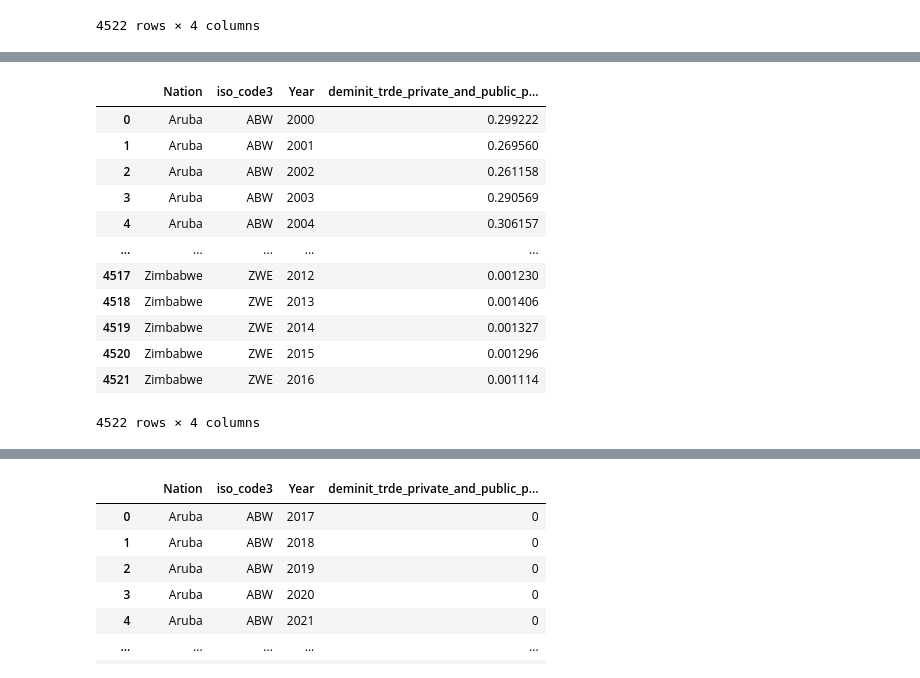
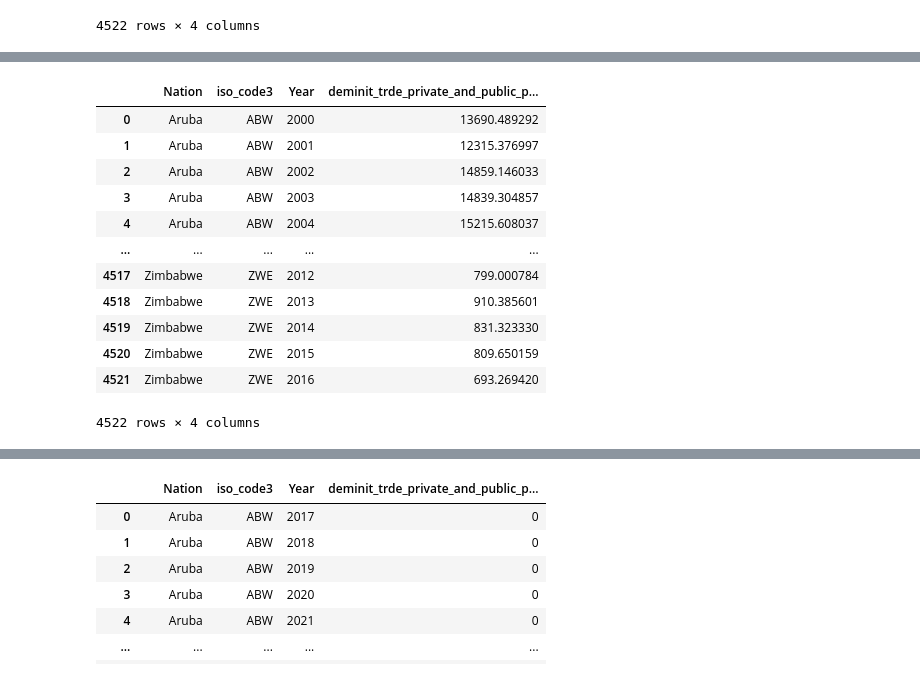
Before and after one commit to milocortes/sisepuede_data, a Jupyter notebook: Energy/deminit_trde_private_and_public_per_capita_passenger_km/src/Process.ipynb, the cells around one changed output, grey strips where cells are left out. Cells and saved outputs as stored; diff of their text form; code cells hidden in the pictures.

```diff
--- a/Energy/deminit_trde_private_and_public_per_capita_passenger_km/src/Process.ipynb
+++ b/Energy/deminit_trde_private_and_public_per_capita_passenger_km/src/Process.ipynb
@@ -153,11 +153,12 @@ for y in years:
             INLAND_data=0
 
         #m+=RAIL_data+ROAD_data+INLAND_data
-        vect.append(float(ROAD_data))
+        vect.append(float(ROAD_data)+float(RAIL_data))
     vect2=[v for v in vect if v!=0]
     #mean_value_oecd[y]=np.mean(vect2)
     #mean_value_oecd is quantile 25
-    mean_value_oecd[y]=np.quantile(vect2,0.25)
+    #mean_value_oecd[y]=np.quantile(vect2,0.25)
+    mean_value_oecd[y]=np.quantile(vect,0.25)
 
-mean_value_oecd
+print(mean_value_oecd,len(vect))
 # %% [output]
@@ -216,7 +201,7 @@ for y in years:
                                           (df_wbig['TIME']==y)]['Total'].values[0]
                              )
             #m+=(RAIL_data+ROAD_data+INLAND_data)/country_TJ
-            vect.append((float(ROAD_data))/country_TJ)
+            vect.append((float(ROAD_data)+float(RAIL_data))/country_TJ)
             #m+=(float(ROAD_data))/country_TJ
             #N_TJ+=1
         except:
@@ -225,7 +210,7 @@ for y in years:
             pass
         #vect.append((float(ROAD_data))/country_TJ)
         vect2=[v for v in vect if v!=0]
-        mean_value_oecd_perTJ[y]=np.mean(vect2)
+        mean_value_oecd_perTJ[y]=np.mean(vect)
 
 mean_value_oecd_perTJ
 # %% [output]
@@ -256,7 +241,10 @@ for count,year in zip(df_historical_out['iso_code3'].values,df_historical_out['Y
                                    (df_pass['SUBJECT']=='RAIL')
                   ]['Value'].values[0]
         except:
-
+            #print(df_pass.loc[(df_pass['LOCATION']==count) &
+            #                     (df_pass['TIME']==year) &
+            #                       (df_pass['SUBJECT']=='RAIL')
+            #      ])
             RAIL_data=0
 
         try:
@@ -265,6 +253,10 @@ for count,year in zip(df_historical_out['iso_code3'].values,df_historical_out['Y
                    (df_pass['SUBJECT']=='ROAD')
                   ]['Value'].values[0]
         except:
+            #print(df_pass.loc[(df_pass['LOCATION']==count) &
+            #                     (df_pass['TIME']==year) &
+            #       (df_pass['SUBJECT']=='ROAD')
+            #      ])
             ROAD_data=0
 
         try:
@@ -273,51 +265,55 @@ for count,year in zip(df_historical_out['iso_code3'].values,df_historical_out['Y
                    (df_pass['SUBJECT']=='INLAND')
                   ]['Value'].values[0]
         except:
+            #print(df_pass.loc[(df_pass['LOCATION']==count) &
+            #                     (df_pass['TIME']==year) &
+            #       (df_pass['SUBJECT']=='INLAND')
+            #      ])
             INLAND_data=0
         pop=df_pop.loc[df_pop['Country Code']==count][f'{year}'].values[0]
         #dato=(RAIL_data+ROAD_data+INLAND_data)/pop
 
-        dato=(ROAD_data)/pop
+        dato=(float(ROAD_data)+float(RAIL_data))/(pop*1e-6)
 
         df_historical_out.loc[(df_historical_out['iso_code3'] == count) &
                         (df_historical_out['Year']== year), var_name] = dato
 
     else:
         try:
             pop=df_pop.loc[df_pop['Country Code']==count][f'{year}'].values[0]
 
             country= df_countries.loc[df_countries['ISO3']==count]['Country Name'].values[0]
 
             country_TJ= df_wbig.loc[(df_wbig['COUNTRY']==country) & (df_wbig['TIME']==year)]['Total'].values[0]
 
-            dato=mean_value_oecd_perTJ[year]*float(country_TJ)/pop
+            dato=mean_value_oecd_perTJ[year]*float(country_TJ)/(pop*1e-6)
 
             df_historical_out.loc[(df_historical_out['iso_code3'] == count) &
                         (df_historical_out['Year']== year), var_name] = dato
         except:
 
             pop=df_pop.loc[df_pop['Country Code']==count][f'{year}'].values[0]
 
-            dato=mean_value_oecd[year]/pop
+            dato=mean_value_oecd[year]/(pop*1e-6)
 
             df_historical_out.loc[(df_historical_out['iso_code3'] == count) &
                         (df_historical_out['Year']== year), var_name] = dato
 
 
 df_historical_out
 # %% [output]
 |  | Nation | iso_code3 | Year | deminit_trde_private_and_public_p... |
-| 0 | Aruba | ABW | 2000 | 0.299222 |
-| 1 | Aruba | ABW | 2001 | 0.269560 |
-| 2 | Aruba | ABW | 2002 | 0.261158 |
-| 3 | Aruba | ABW | 2003 | 0.290569 |
-| 4 | Aruba | ABW | 2004 | 0.306157 |
+| 0 | Aruba | ABW | 2000 | 13690.489292 |
+| 1 | Aruba | ABW | 2001 | 12315.376997 |
+| 2 | Aruba | ABW | 2002 | 14859.146033 |
+| 3 | Aruba | ABW | 2003 | 14839.304857 |
+| 4 | Aruba | ABW | 2004 | 15215.608037 |
 | ... | ... | ... | ... | ... |
-| 4517 | Zimbabwe | ZWE | 2012 | 0.001230 |
-| 4518 | Zimbabwe | ZWE | 2013 | 0.001406 |
-| 4519 | Zimbabwe | ZWE | 2014 | 0.001327 |
-| 4520 | Zimbabwe | ZWE | 2015 | 0.001296 |
-| 4521 | Zimbabwe | ZWE | 2016 | 0.001114 |
+| 4517 | Zimbabwe | ZWE | 2012 | 799.000784 |
+| 4518 | Zimbabwe | ZWE | 2013 | 910.385601 |
+| 4519 | Zimbabwe | ZWE | 2014 | 831.323330 |
+| 4520 | Zimbabwe | ZWE | 2015 | 809.650159 |
+| 4521 | Zimbabwe | ZWE | 2016 | 693.269420 |
 4522 rows × 4 columns
 # %%
 max(df_historical_out[var_name].values)
```
Also changed, not shown: parts of 5 cells of this notebook, 5 other files.
